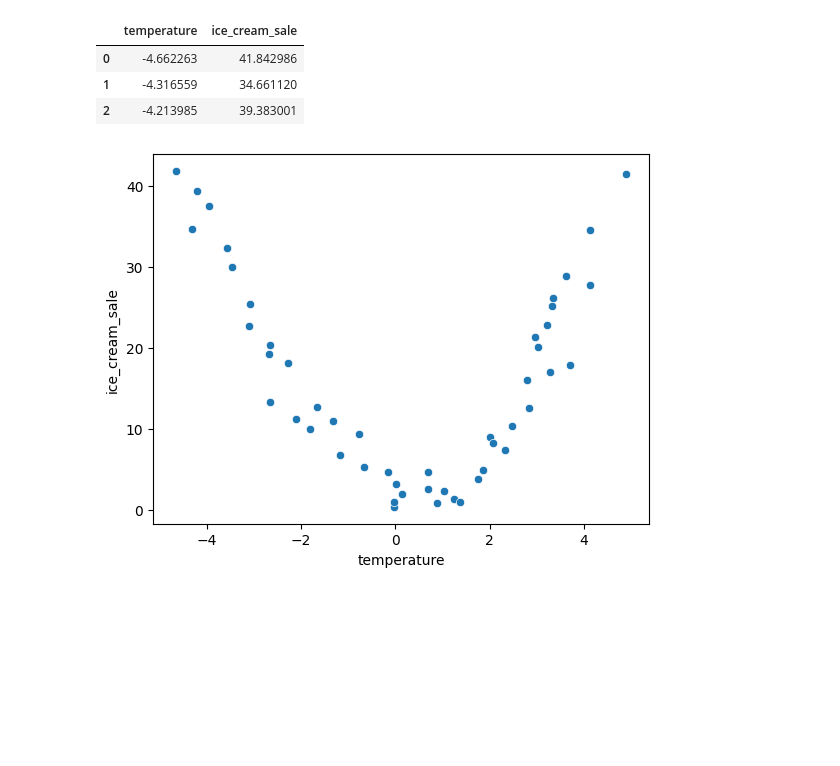
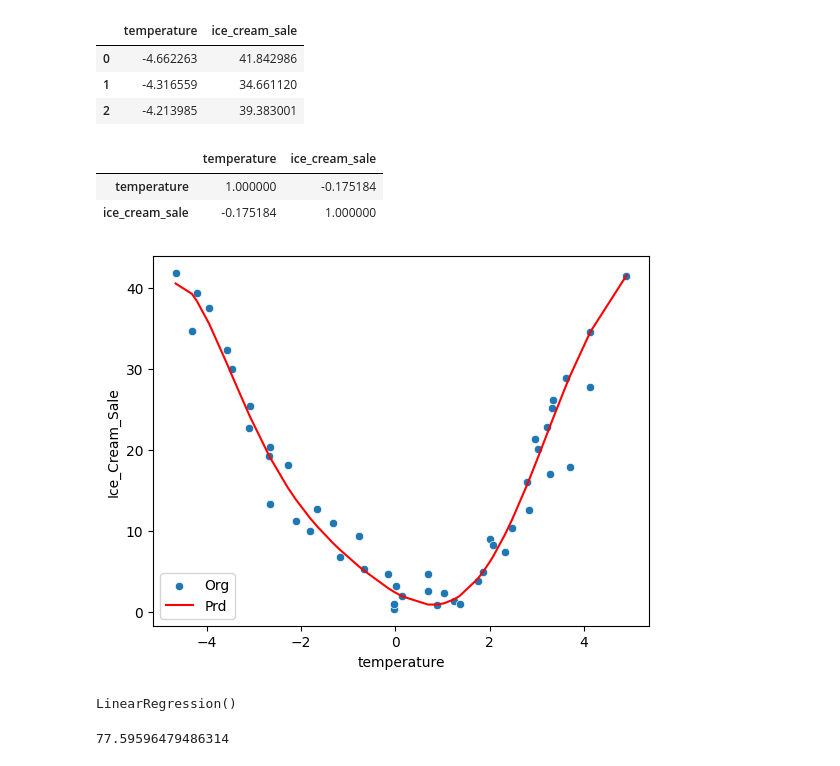
Before and after one commit to kumartusha/Machine_Learning_Fundamentals, a Jupyter notebook: 010_Supervised_machine_learning/001_Regression_Analysis/polynomial_regression.ipynb, the cells around one changed output. Saved outputs shown, nothing was run; the diff lists cells and outputs as text; code cells hidden in the pictures; blank space fills up the shorter version.

```diff
--- a/010_Supervised_machine_learning/001_Regression_Analysis/polynomial_regression.ipynb
+++ b/010_Supervised_machine_learning/001_Regression_Analysis/polynomial_regression.ipynb
@@ -13,8 +13,20 @@ dataset.head(3)
 | 0 | -4.662263 | 41.842986 |
 | 1 | -4.316559 | 34.661120 |
 | 2 | -4.213985 | 39.383001 |
+# %%
+dataset.corr()
+# %% [output]
+|  | temperature | ice_cream_sale |
+| temperature | 1.000000 | -0.175184 |
+| ice_cream_sale | -0.175184 | 1.000000 |
+# %%
+prd = lr.predict(x)
 # %%
 sns.scatterplot(x = "temperature", y = "ice_cream_sale", data = dataset)
+plt.plot(dataset["temperature"], prd, c = "red")
+plt.xlabel("temperature")
+plt.ylabel("Ice_Cream_Sale")
+plt.legend(["Org", "Prd"])
 plt.show()
 # %% [output]
-[figure, old version]
+[figure, new version]
@@ -20,0 +50,9 @@ plt.show()
+# %%
+lr = LinearRegression()
+lr.fit(x_train, y_train)
+# %% [output]
+LinearRegression()
+# %%
+lr.score(x_test, y_test) * 100
+# %% [output]
+77.59596479486314
```
Also changed, not shown: parts of 14 cells of this notebook, 1 other file.
